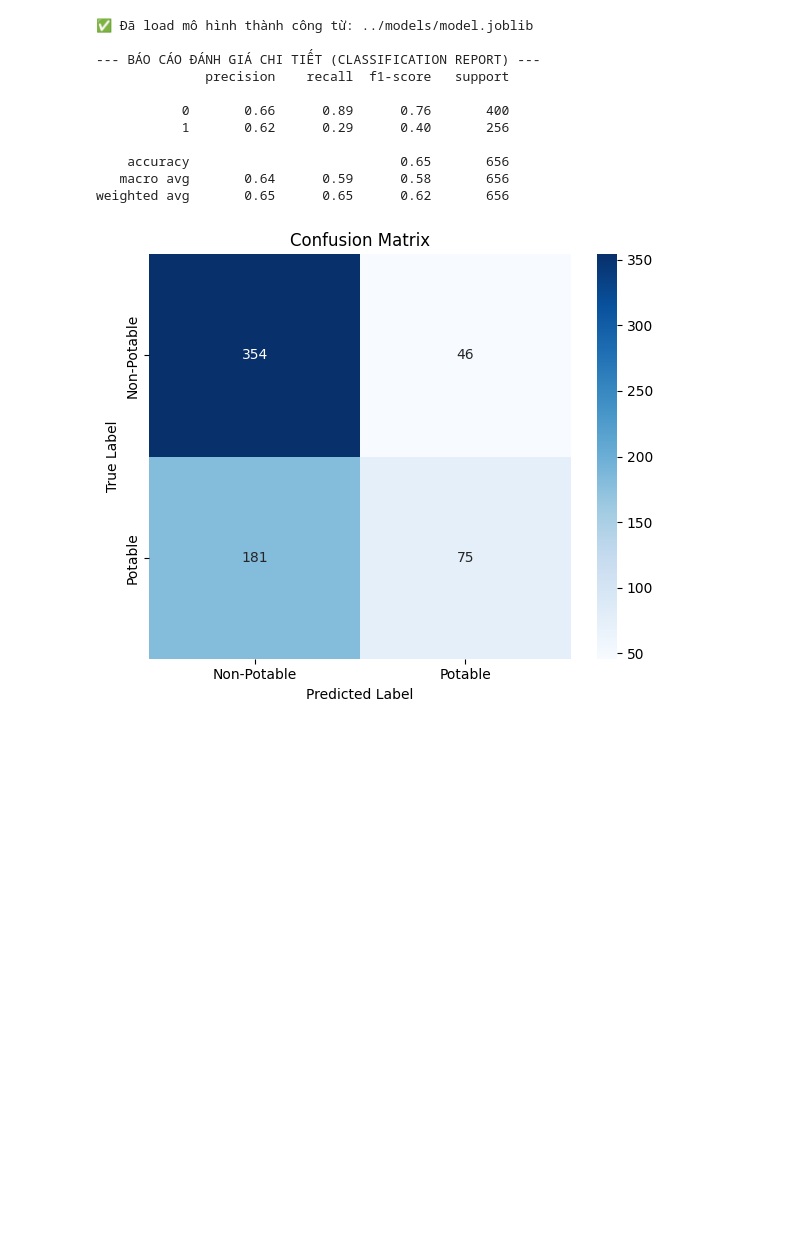
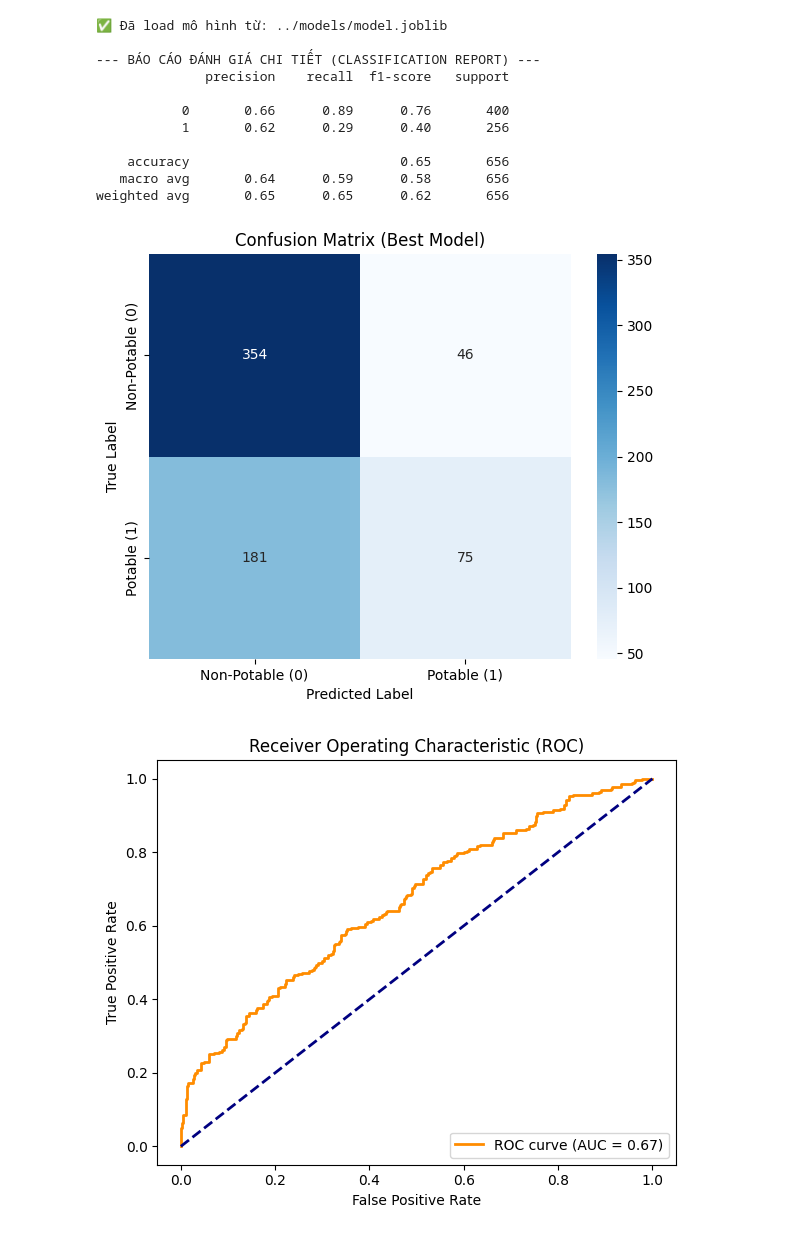
Before and after one commit to hoangthiyen01112005-ux/05_10123080_12523094_PhanLoaiChatLuongNuocUong, a Jupyter notebook: ai-models/colab/04_evaluate.ipynb, the cells around one changed output. Cells and saved outputs as stored; diff of their text form; code cells hidden in the pictures; blank space fills up the shorter version.

```diff
--- a/ai-models/colab/04_evaluate.ipynb
+++ b/ai-models/colab/04_evaluate.ipynb
@@ -9,7 +9,7 @@ import seaborn as sns
 from sklearn.model_selection import train_test_split
 from sklearn.metrics import classification_report, confusion_matrix, roc_curve, auc
 
-# 1. Đảm bảo thư mục docs/figures tồn tại
+# 1. Tạo thư mục docs/figures
 os.makedirs("../../docs/figures", exist_ok=True)
 
 # 2. Đọc dữ liệu từ dataset.zip
@@ -22,37 +22,36 @@ with zipfile.ZipFile(zip_path) as z:
 X = df.drop(columns=["Potability"])
 y = df["Potability"]
 
-# Phân chia lại tập Test đồng bộ với bước train
 _, X_test, _, y_test = train_test_split(
     X, y, test_size=0.2, random_state=42, stratify=y
 )
 
-# 3. Load mô hình chính thức đã huấn luyện
+# 3. Load mô hình chiến thắng
 model_path = "../models/model.joblib"
 model = joblib.load(model_path)
-print(f"✅ Đã load mô hình thành công từ: {model_path}")
+print(f"✅ Đã load mô hình từ: {model_path}")
 
-# 4. Thực hiện dự đoán trên tập Test
+# 4. Dự đoán và In Classification Report
 y_pred = model.predict(X_test)
-y_proba = model.predict_proba(X_test)[:, 1] if hasattr(model, "predict_proba") else None
-
 print("\n--- BÁO CÁO ĐÁNH GIÁ CHI TIẾT (CLASSIFICATION REPORT) ---")
 print(classification_report(y_test, y_pred))
 
-# 5. Vẽ và lưu Confusion Matrix
+# 5. Vẽ Confusion Matrix
 cm = confusion_matrix(y_test, y_pred)
 plt.figure(figsize=(6, 5))
-sns.heatmap(cm, annot=True, fmt='d', cmap='Blues', xticklabels=['Non-Potable', 'Potable'], yticklabels=['Non-Potable', 'Potable'])
-plt.title('Confusion Matrix')
+sns.heatmap(cm, annot=True, fmt='d', cmap='Blues',
+            xticklabels=['Non-Potable (0)', 'Potable (1)'],
+            yticklabels=['Non-Potable (0)', 'Potable (1)'])
+plt.title('Confusion Matrix (Best Model)')
 plt.xlabel('Predicted Label')
 plt.ylabel('True Label')
 plt.tight_layout()
 plt.savefig('../../docs/figures/confusion_matrix.png', dpi=300)
 plt.show()
-print("✅ Đã lưu hình: docs/figures/confusion_matrix.png")
 
-# 6. Vẽ và lưu Đường cong ROC Curve
-if y_proba is not None:
+# 6. Vẽ ROC Curve
+if hasattr(model, "predict_proba"):
+    y_proba = model.predict_proba(X_test)[:, 1]
     fpr, tpr, _ = roc_curve(y_test, y_proba)
     roc_auc = auc(fpr, tpr)
 
@@ -60,38 +59,39 @@ if y_proba is not None:
     plt.plot(fpr, tpr, color='darkorange', lw=2, label=f'ROC curve (AUC = {roc_auc:.2f})')
     plt.plot([0, 1], [0, 1], color='navy', lw=2, linestyle='--')
     plt.xlabel('False Positive Rate')
     plt.ylabel('True Positive Rate')
     plt.title('Receiver Operating Characteristic (ROC)')
     plt.legend(loc="lower right")
     plt.tight_layout()
     plt.savefig('../../docs/figures/roc_curve.png', dpi=300)
     plt.show()
-    print("✅ Đã lưu hình: docs/figures/roc_curve.png")
 
-# 7. Vẽ và lưu Feature Importance (Mức độ quan trọng đặc trưng)
-if hasattr(model, 'named_steps') and hasattr(model.named_steps.get('rf', model.named_steps.get('knn')), 'feature_importances_'):
-    importances = model.named_steps['rf'].feature_importances_
+# 7. Vẽ Feature Importance (chỉ hoạt động nếu mô hình có Random Forest)
+clf = model.named_steps.get('rf', None)
+if clf is not None and hasattr(clf, 'feature_importances_'):
+    importances = clf.feature_importances_
     features = X.columns
     indices = np.argsort(importances)[::-1]
 
     plt.figure(figsize=(8, 5))
-    plt.title("Feature Importances")
-    plt.bar(range(X.shape[1]), importances[indices], align="center")
+    plt.title("Feature Importances (Random Forest)")
+    plt.bar(range(X.shape[1]), importances[indices], align="center", color='skyblue', edgecolor='black')
     plt.xticks(range(X.shape[1]), [features[i] for i in indices], rotation=45, ha='right')
     plt.tight_layout()
     plt.savefig('../../docs/figures/feature_importance.png', dpi=300)
     plt.show()
     print("✅ Đã lưu hình: docs/figures/feature_importance.png")
 # %% [output]
-✅ Đã load mô hình thành công từ: ../models/model.joblib
+✅ Đã load mô hình từ: ../models/model.joblib
 
 --- BÁO CÁO ĐÁNH GIÁ CHI TIẾT (CLASSIFICATION REPORT) ---
               precision    recall  f1-score   support
 
            0       0.66      0.89      0.76       400
            1       0.62      0.29      0.40       256
 
     accuracy                           0.65       656
    macro avg       0.64      0.59      0.58       656
 weighted avg       0.65      0.65      0.62       656
-[figure, old version]
+[figure, new version]
+[figure]
```
Also changed, not shown: parts of 4 cells of this notebook, 9 other files.
